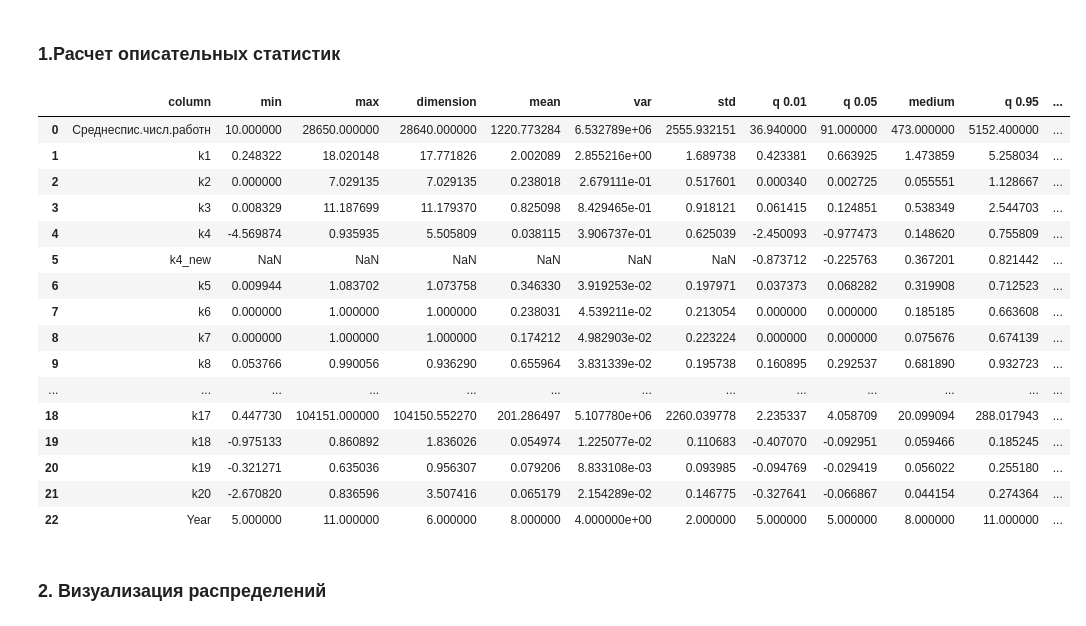
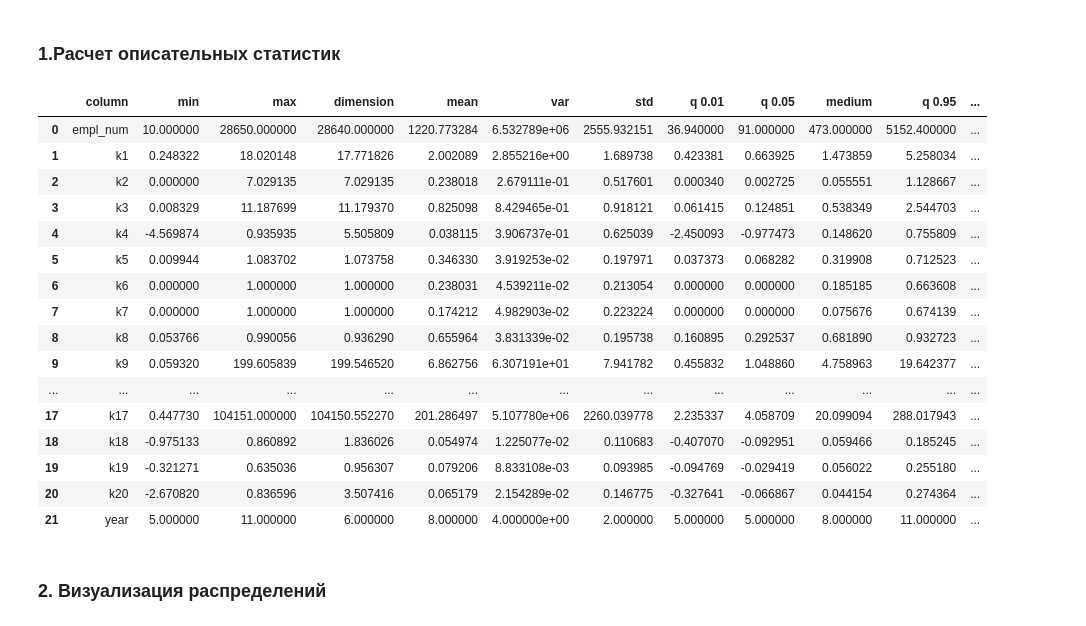
Before and after one commit to poluzerovT/daefi, a Jupyter notebook: Labushava/lab1.ipynb, the cells around one changed output. Saved outputs shown, nothing was run; the diff lists cells and outputs as text; code cells hidden in the pictures.

```diff
--- a/Labushava/lab1.ipynb
+++ b/Labushava/lab1.ipynb
@@ -13,49 +13,51 @@ def D(list):
     E=f1(list)
     list2=[]
     for x in list:
         list2.append((x-E)**2)
     return f1(list2)
 
 
 
-file1 = pd.read_spss("../data/Annual 2005-2011_START.sav")
+file1 = pd.read_csv("../data/Annual 2005-2011.csv")
 min_result = []
 for col in file1.columns:
     min_result.append(
         {
             "column": col,
             "min" : min(file1[col]),
             "max" : max(file1[col]),
             "dimension": max(file1[col]) - min(file1[col]),
             "mean":f1(file1[col]),
             "var":D(file1[col]),
             "std":D(file1[col])**0.5,
             "q 0.01": file1[col].quantile(0.01),
             "q 0.05": file1[col].quantile(0.05),
             "medium": file1[col].quantile(0.5),
             "q 0.95": file1[col].quantile(0.95),
             "q 0.99": file1[col].quantile(0.99),
+            "skewness": file1[col].skew(),
+            "kurtosis": file1[col].kurt(),
         }
     )
 table = pd.DataFrame(min_result)
 display(table)
 # %% [output]
 |  | column | min | max | dimension | mean | var | std | q 0.01 | q 0.05 | medium | q 0.95 | ... |
-| 0 | Cреднеспис.числ.работн | 10.000000 | 28650.000000 | 28640.000000 | 1220.773284 | 6.532789e+06 | 2555.932151 | 36.940000 | 91.000000 | 473.000000 | 5152.400000 | ... |
+| 0 | empl_num | 10.000000 | 28650.000000 | 28640.000000 | 1220.773284 | 6.532789e+06 | 2555.932151 | 36.940000 | 91.000000 | 473.000000 | 5152.400000 | ... |
 | 1 | k1 | 0.248322 | 18.020148 | 17.771826 | 2.002089 | 2.855216e+00 | 1.689738 | 0.423381 | 0.663925 | 1.473859 | 5.258034 | ... |
 | 2 | k2 | 0.000000 | 7.029135 | 7.029135 | 0.238018 | 2.679111e-01 | 0.517601 | 0.000340 | 0.002725 | 0.055551 | 1.128667 | ... |
 | 3 | k3 | 0.008329 | 11.187699 | 11.179370 | 0.825098 | 8.429465e-01 | 0.918121 | 0.061415 | 0.124851 | 0.538349 | 2.544703 | ... |
 | 4 | k4 | -4.569874 | 0.935935 | 5.505809 | 0.038115 | 3.906737e-01 | 0.625039 | -2.450093 | -0.977473 | 0.148620 | 0.755809 | ... |
-| 5 | k4_new | NaN | NaN | NaN | NaN | NaN | NaN | -0.873712 | -0.225763 | 0.367201 | 0.821442 | ... |
-| 6 | k5 | 0.009944 | 1.083702 | 1.073758 | 0.346330 | 3.919253e-02 | 0.197971 | 0.037373 | 0.068282 | 0.319908 | 0.712523 | ... |
-| 7 | k6 | 0.000000 | 1.000000 | 1.000000 | 0.238031 | 4.539211e-02 | 0.213054 | 0.000000 | 0.000000 | 0.185185 | 0.663608 | ... |
-| 8 | k7 | 0.000000 | 1.000000 | 1.000000 | 0.174212 | 4.982903e-02 | 0.223224 | 0.000000 | 0.000000 | 0.075676 | 0.674139 | ... |
-| 9 | k8 | 0.053766 | 0.990056 | 0.936290 | 0.655964 | 3.831339e-02 | 0.195738 | 0.160895 | 0.292537 | 0.681890 | 0.932723 | ... |
+| 5 | k5 | 0.009944 | 1.083702 | 1.073758 | 0.346330 | 3.919253e-02 | 0.197971 | 0.037373 | 0.068282 | 0.319908 | 0.712523 | ... |
+| 6 | k6 | 0.000000 | 1.000000 | 1.000000 | 0.238031 | 4.539211e-02 | 0.213054 | 0.000000 | 0.000000 | 0.185185 | 0.663608 | ... |
+| 7 | k7 | 0.000000 | 1.000000 | 1.000000 | 0.174212 | 4.982903e-02 | 0.223224 | 0.000000 | 0.000000 | 0.075676 | 0.674139 | ... |
+| 8 | k8 | 0.053766 | 0.990056 | 0.936290 | 0.655964 | 3.831339e-02 | 0.195738 | 0.160895 | 0.292537 | 0.681890 | 0.932723 | ... |
+| 9 | k9 | 0.059320 | 199.605839 | 199.546520 | 6.862756 | 6.307191e+01 | 7.941782 | 0.455832 | 1.048860 | 4.758963 | 19.642377 | ... |
 | ... | ... | ... | ... | ... | ... | ... | ... | ... | ... | ... | ... | ... |
-| 18 | k17 | 0.447730 | 104151.000000 | 104150.552270 | 201.286497 | 5.107780e+06 | 2260.039778 | 2.235337 | 4.058709 | 20.099094 | 288.017943 | ... |
-| 19 | k18 | -0.975133 | 0.860892 | 1.836026 | 0.054974 | 1.225077e-02 | 0.110683 | -0.407070 | -0.092951 | 0.059466 | 0.185245 | ... |
-| 20 | k19 | -0.321271 | 0.635036 | 0.956307 | 0.079206 | 8.833108e-03 | 0.093985 | -0.094769 | -0.029419 | 0.056022 | 0.255180 | ... |
-| 21 | k20 | -2.670820 | 0.836596 | 3.507416 | 0.065179 | 2.154289e-02 | 0.146775 | -0.327641 | -0.066867 | 0.044154 | 0.274364 | ... |
-| 22 | Year | 5.000000 | 11.000000 | 6.000000 | 8.000000 | 4.000000e+00 | 2.000000 | 5.000000 | 5.000000 | 8.000000 | 11.000000 | ... |
+| 17 | k17 | 0.447730 | 104151.000000 | 104150.552270 | 201.286497 | 5.107780e+06 | 2260.039778 | 2.235337 | 4.058709 | 20.099094 | 288.017943 | ... |
+| 18 | k18 | -0.975133 | 0.860892 | 1.836026 | 0.054974 | 1.225077e-02 | 0.110683 | -0.407070 | -0.092951 | 0.059466 | 0.185245 | ... |
+| 19 | k19 | -0.321271 | 0.635036 | 0.956307 | 0.079206 | 8.833108e-03 | 0.093985 | -0.094769 | -0.029419 | 0.056022 | 0.255180 | ... |
+| 20 | k20 | -2.670820 | 0.836596 | 3.507416 | 0.065179 | 2.154289e-02 | 0.146775 | -0.327641 | -0.066867 | 0.044154 | 0.274364 | ... |
+| 21 | year | 5.000000 | 11.000000 | 6.000000 | 8.000000 | 4.000000e+00 | 2.000000 | 5.000000 | 5.000000 | 8.000000 | 11.000000 | ... |
 # %% [markdown]
 ### 2. Визуализация распределений
```
Also changed, not shown: parts of 6 cells of this notebook.
